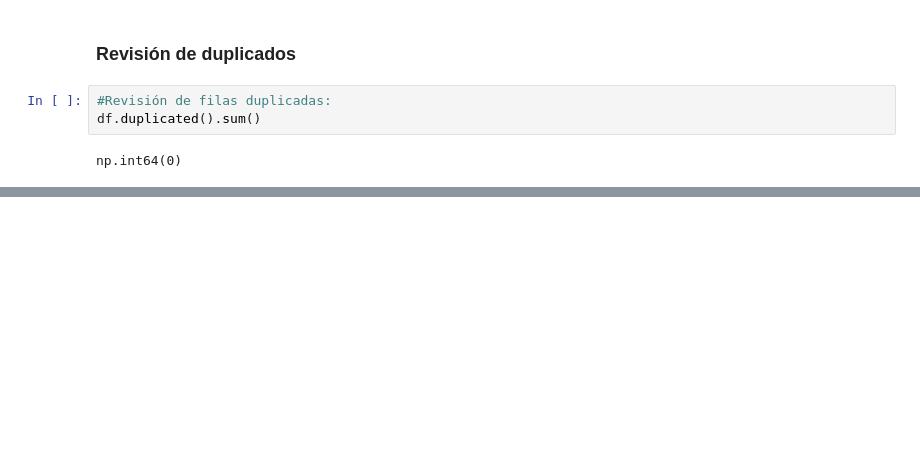
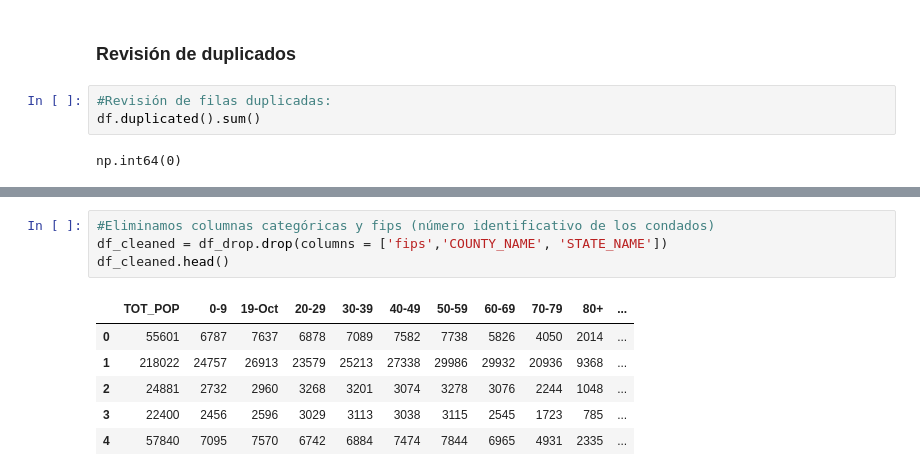
Before and after one commit to 4GeeksAcademy/MLP_regularizado, a Jupyter notebook: src/explore.ipynb, the cells around one changed output, grey strips where cells are left out. Saved outputs shown, nothing was run; the diff lists cells and outputs as text; blank space fills up the shorter version.

```diff
--- a/src/explore.ipynb
+++ b/src/explore.ipynb
@@ -142,0 +174,11 @@ np.int64(0)
+# %%
+#Eliminamos columnas categóricas y fips (número identificativo de los condados)
+df_cleaned = df_drop.drop(columns = ['fips','COUNTY_NAME', 'STATE_NAME'])
+df_cleaned.head()
+# %% [output]
+|  | TOT_POP | 0-9 | 19-Oct | 20-29 | 30-39 | 40-49 | 50-59 | 60-69 | 70-79 | 80+ | ... |
+| 0 | 55601 | 6787 | 7637 | 6878 | 7089 | 7582 | 7738 | 5826 | 4050 | 2014 | ... |
+| 1 | 218022 | 24757 | 26913 | 23579 | 25213 | 27338 | 29986 | 29932 | 20936 | 9368 | ... |
+| 2 | 24881 | 2732 | 2960 | 3268 | 3201 | 3074 | 3278 | 3076 | 2244 | 1048 | ... |
+| 3 | 22400 | 2456 | 2596 | 3029 | 3113 | 3038 | 3115 | 2545 | 1723 | 785 | ... |
+| 4 | 57840 | 7095 | 7570 | 6742 | 6884 | 7474 | 7844 | 6965 | 4931 | 2335 | ... |
```
Also changed, not shown: parts of 19 cells of this notebook, 1 other file.
